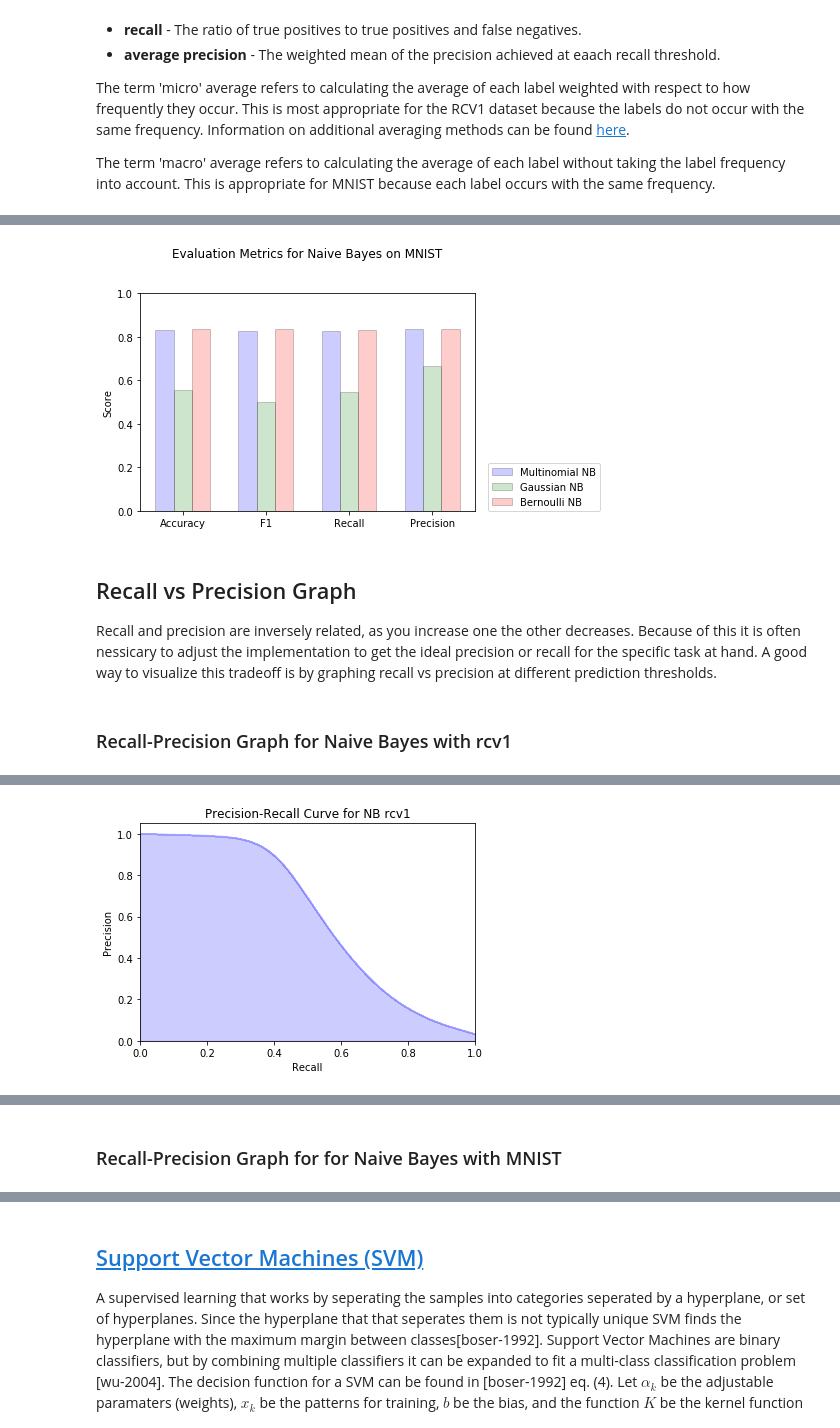
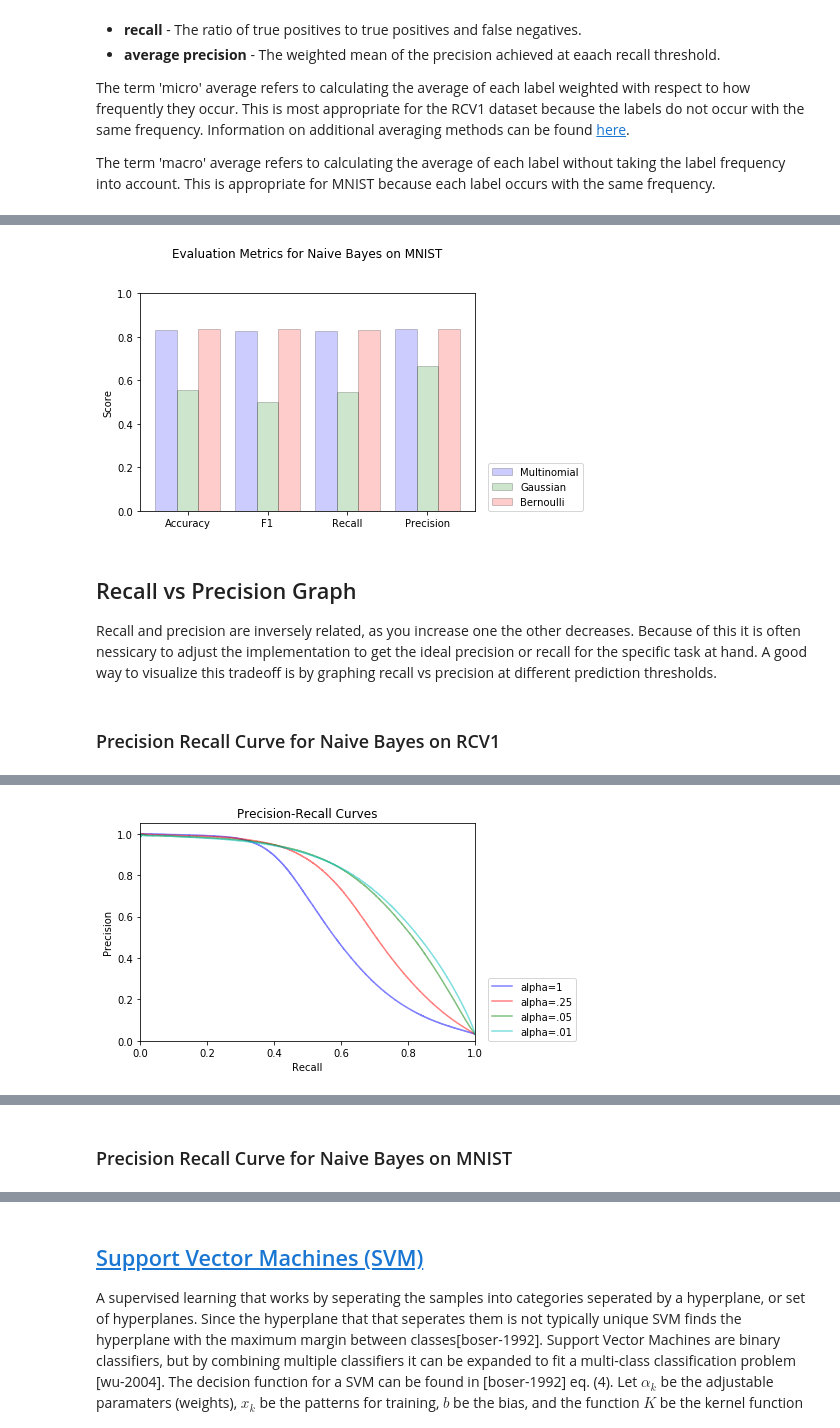
Before and after one commit to ZacCat/Machine-Learning-Notebooks, a Jupyter notebook: classification.ipynb, the cells around one changed output, grey strips where cells are left out. Saved outputs shown, nothing was run; the diff lists cells and outputs as text; code cells hidden in the pictures.

```diff
--- a/classification.ipynb
+++ b/classification.ipynb
@@ -238,7 +238,7 @@ Another included dataset is MNIST. This dataset is 70,000 handwritten digits rep
 # %%
 from sklearn.datasets import fetch_mldata
 
-%time mnist = fetch_mldata('MNIST original')
+mnist = fetch_mldata('MNIST original')
 # %% [markdown]
 ### Train/Test Split <a id='train_test_split'></a>
 
@@ -384,0 +403,18 @@ Wall time: 5.13 s
+# %%
+from sklearn.naive_bayes import MultinomialNB
+from sklearn.multiclass import OneVsRestClassifier
+
+clf_NB = [OneVsRestClassifier(MultinomialNB(alpha=1), n_jobs=-1),
+          OneVsRestClassifier(MultinomialNB(alpha=.25), n_jobs=-1),
+          OneVsRestClassifier(MultinomialNB(alpha=.05), n_jobs=-1),
+          OneVsRestClassifier(MultinomialNB(alpha=.01), n_jobs=-1)]
+
+# rcv1 training set does not contain all the labels and throws a warning.
+# This with statement will suppress these warnings.
+import warnings
+with warnings.catch_warnings():
+    warnings.simplefilter("ignore")
+
+    %time clf_NB = [clf.fit(rcv1_train.data, rcv1_train.target) for clf in clf_NB]
+
+titles_NB = ['alpha=1', 'alpha=.25', 'alpha=.05', 'alpha=.01']
@@ -387,6 +427,11 @@ Wall time: 5.13 s
 # %%
-from sklearn.naive_bayes import MultinomialNB
+from sklearn.naive_bayes import MultinomialNB, GaussianNB, BernoulliNB
 
-clf_Mult_NB = MultinomialNB()
-%time clf_Mult_NB.fit(mnist_train.data, mnist_train.target)
+clf_NB = [MultinomialNB(),
+          GaussianNB(),
+          BernoulliNB()]
+
+%time clf_NB = [clf.fit(mnist_train.data, mnist_train.target) for clf in clf_NB]
+
+titles_NB = ['Multinomial', 'Gaussian', 'Bernoulli']
 # %% [output]
@@ -549,7 +561,7 @@ Wall time: 26.2 ms
 # %%
-graph_scores([scores_Mult_NB, scores_Gauss_NB, scores_Bern_NB], ['Multinomial NB', 'Gaussian NB', 'Bernoulli NB'], 'Naive Bayes on MNIST')
+graph_scores(scores_NB, titles_NB, 'Naive Bayes on MNIST')
 # %% [output]
-[figure, old version]
+[figure, new version]
 # %% [markdown]
 ## Recall vs Precision Graph <a id='recall_precision_graph'></a>
 
@@ -595,6 +606,6 @@ def graph_precision_recall(target, confidence, title, classes=[]):
 # %% [markdown]
-### Recall-Precision Graph for Naive Bayes with rcv1 <a id='graph_nb_rcv1'></a>
+### Precision Recall Curve for Naive Bayes on RCV1 <a id='graph_nb_rcv1'></a>
 # %%
-%time confidence_NB_rcv1 = clf_NB_rcv1.predict_proba(rcv1_test.data)
-metrics_NB_rcv1 = graph_precision_recall(rcv1_test.target, confidence_NB_rcv1, 'NB rcv1' )
+%time confidence_NB = [clf.predict_proba(rcv1_test.data) for clf in clf_NB]
+%time graph_precision_recall(rcv1_test.target, confidence_NB, titles_NB)
 # %% [output]
@@ -601 +614 @@ metrics_NB_rcv1 = graph_precision_recall(rcv1_test.target, confidence_NB_rcv1, '
-[figure, old version]
+[figure, new version]
@@ -604,3 +617,3 @@ Wall time: 6min 5s
 # %% [markdown]
-### Recall-Precision Graph for for Naive Bayes with MNIST <a id='graph_nb_mnist'></a>
+### Precision Recall Curve for Naive Bayes on MNIST <a id='graph_nb_mnist'></a>
 # %%
```
Also changed, not shown: parts of 94 cells of this notebook.
